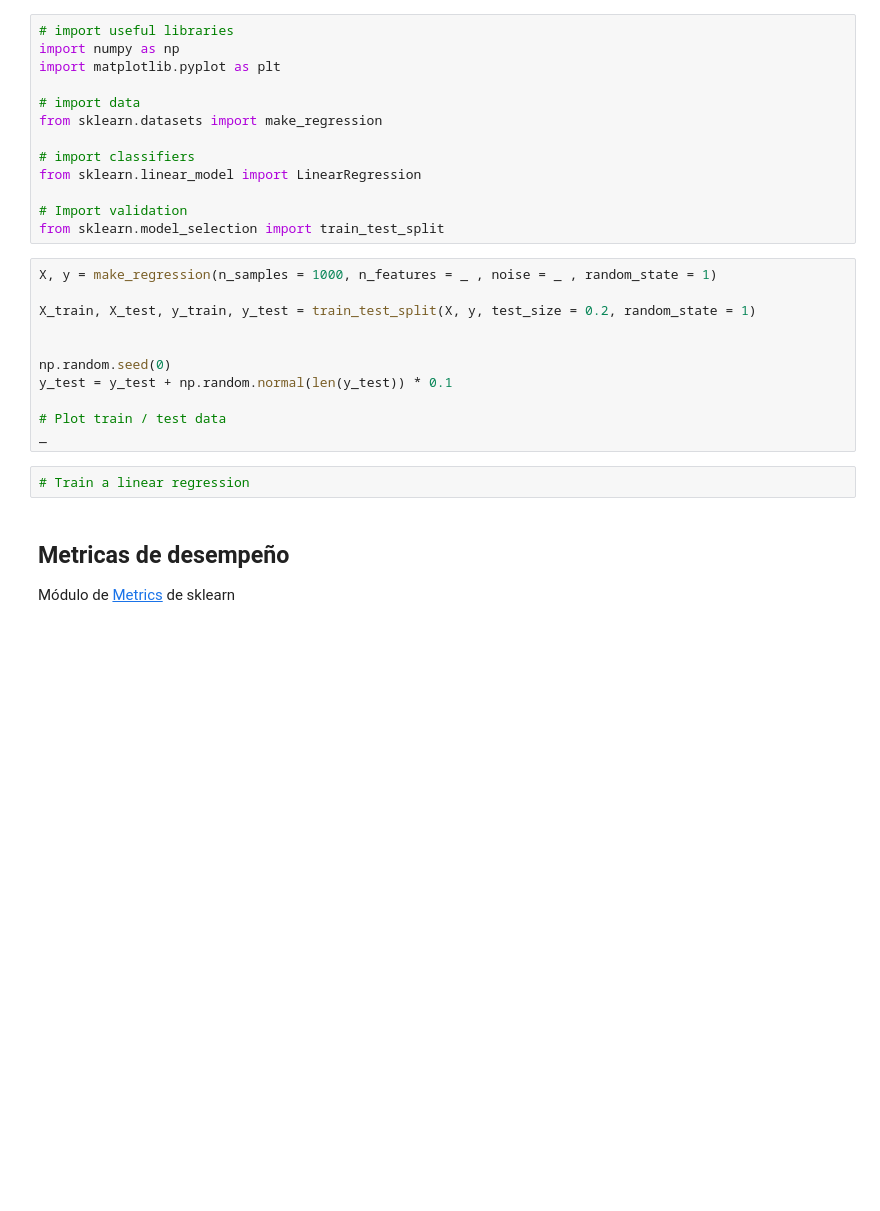
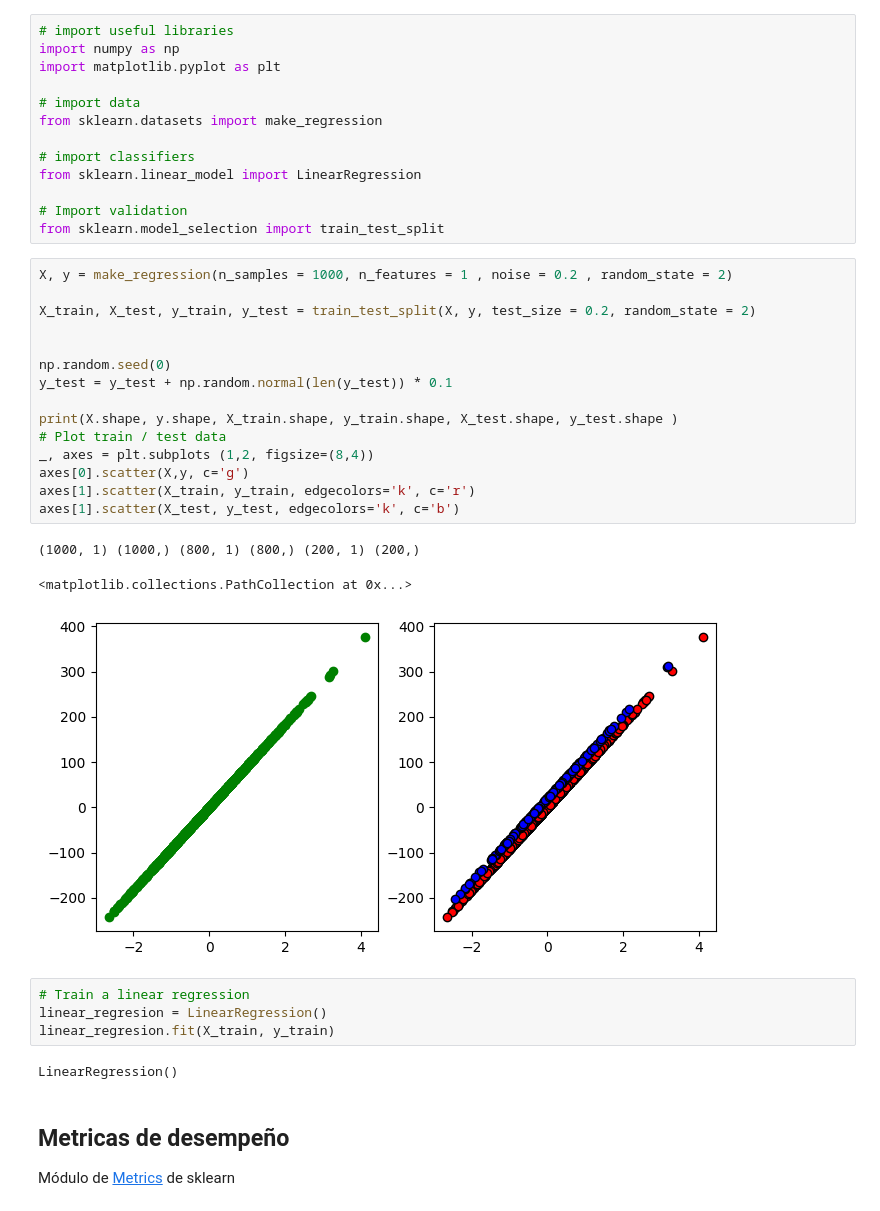
Before and after one commit to DuskySam2/machine_learning_20241, a Jupyter notebook: Sem_05/Supervised_Metrics.ipynb, the cells around one changed output. Saved outputs shown, nothing was run; the diff lists cells and outputs as text; blank space fills up the shorter version.

```diff
--- a/Sem_05/Supervised_Metrics.ipynb
+++ b/Sem_05/Supervised_Metrics.ipynb
@@ -226,18 +227,30 @@ from sklearn.linear_model import LinearRegression
 # Import validation
 from sklearn.model_selection import train_test_split
 # %%
-X, y = make_regression(n_samples = 1000, n_features = _ , noise = _ , random_state = 1)
+X, y = make_regression(n_samples = 1000, n_features = 1 , noise = 0.2 , random_state = 2)
 
-X_train, X_test, y_train, y_test = train_test_split(X, y, test_size = 0.2, random_state = 1)
+X_train, X_test, y_train, y_test = train_test_split(X, y, test_size = 0.2, random_state = 2)
 
 
 np.random.seed(0)
 y_test = y_test + np.random.normal(len(y_test)) * 0.1
 
+print(X.shape, y.shape, X_train.shape, y_train.shape, X_test.shape, y_test.shape )
 # Plot train / test data
-_
+_, axes = plt.subplots (1,2, figsize=(8,4))
+axes[0].scatter(X,y, c='g')
+axes[1].scatter(X_train, y_train, edgecolors='k', c='r')
+axes[1].scatter(X_test, y_test, edgecolors='k', c='b')
+# %% [output]
+(1000, 1) (1000,) (800, 1) (800,) (200, 1) (200,)
+<matplotlib.collections.PathCollection at 0x...>
+[figure, added]
 # %%
 # Train a linear regression
+linear_regresion = LinearRegression()
+linear_regresion.fit(X_train, y_train)
+# %% [output]
+LinearRegression()
 # %% [markdown]
 ## Metricas de desempeño
 
```
Also changed, not shown: parts of 3 cells of this notebook.
